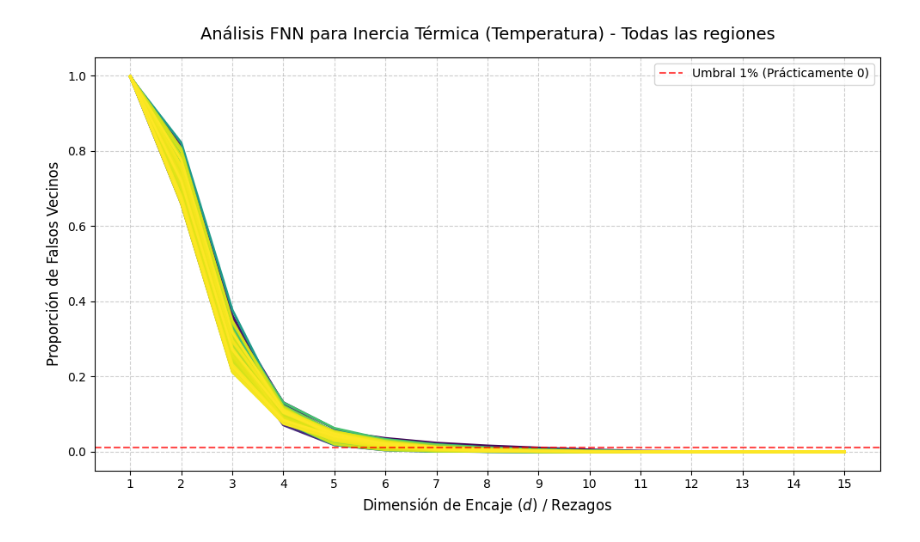
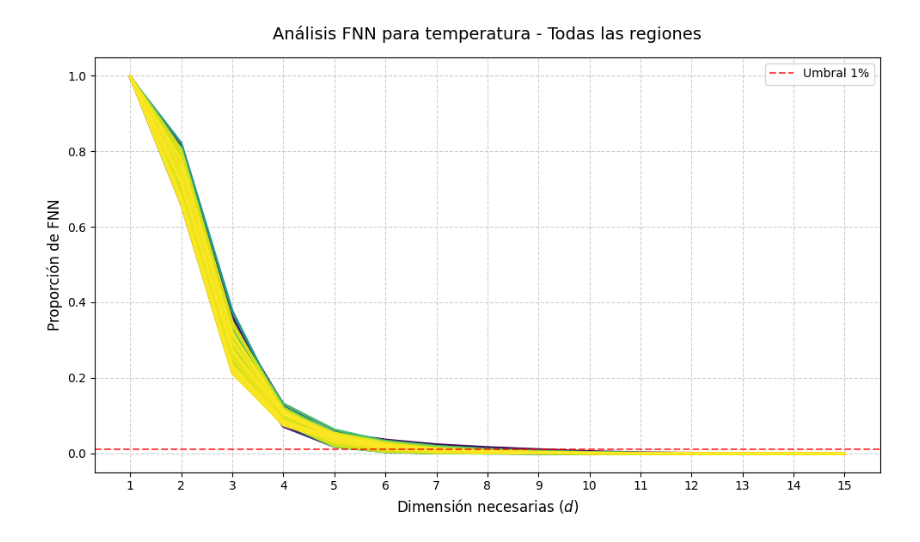
Before and after one commit to FCR-CSET-Merlin/MERLIN_EDM, a Jupyter notebook: prototipo_2/notebooks/lags_temperatura.ipynb, the cells around one changed output. Cells and saved outputs as stored; diff of their text form; code cells hidden in the pictures.

```diff
--- a/prototipo_2/notebooks/lags_temperatura.ipynb
+++ b/prototipo_2/notebooks/lags_temperatura.ipynb
@@ -71,21 +71,21 @@ Calculando FNN hasta la dimensión 15. Esto puede tomar unos segundos...
 # %%
 # graficar resultados
 plt.figure(figsize=(10, 6))
 comunas_actual = df_fnn.columns.to_list()
 cmap = plt.get_cmap("viridis", len(comunas_actual))
 for i, reg in enumerate(comunas_actual):
     plt.plot(dim_array, df_fnn[reg], linestyle='-', color=cmap(i), linewidth=2)
-plt.axhline(y=0.01, color='red', linestyle='--', alpha=0.7, label='Umbral 1% (Prácticamente 0)')
+plt.axhline(y=0.01, color='red', linestyle='--', alpha=0.7, label='Umbral 1%')
 
 # Formato del gráfico
-plt.title('Análisis FNN para Inercia Térmica (Temperatura) - Todas las regiones', fontsize=14, pad=15)
-plt.xlabel('Dimensión de Encaje ($d$) / Rezagos', fontsize=12)
-plt.ylabel('Proporción de Falsos Vecinos', fontsize=12)
+plt.title('Análisis FNN para temperatura - Todas las regiones', fontsize=14, pad=15)
+plt.xlabel('Dimensión necesarias ($d$)', fontsize=12)
+plt.ylabel('Proporción de FNN', fontsize=12)
 plt.xticks(dim_array)
 plt.grid(True, linestyle='--', alpha=0.6)
 plt.legend()
 plt.tight_layout()
 
 plt.show()
 # %% [output]
-[figure, old version]
+[figure, new version]
```
Also changed, not shown: parts of 2 cells of this notebook.
